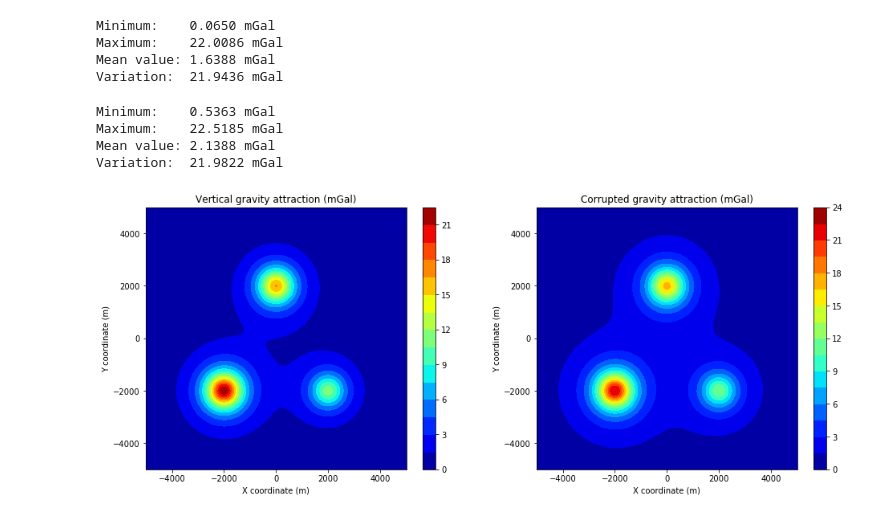
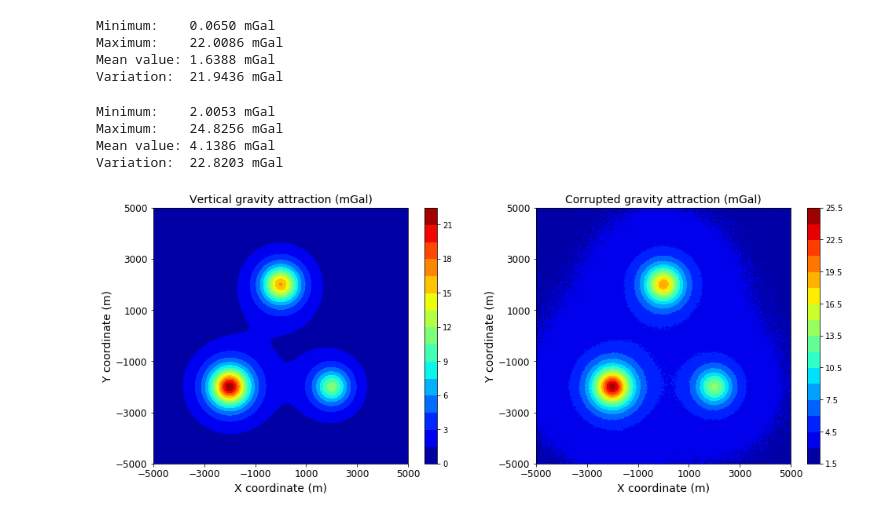
Before and after one commit to nelsondelimar/master, a Jupyter notebook: sphere-grav.ipynb, the cells around one changed output. Drawn from its saved outputs; the diff is of its cells as text; code cells hidden in the pictures.

```diff
--- a/sphere-grav.ipynb
+++ b/sphere-grav.ipynb
@@ -37,34 +37,37 @@ Mean value: 1.6388 mGal
 Variation:  21.9436 mGal
 # %%
 # Adding noise e checking the new values
-noised = addnoise(gz, 0.5, 0.01)
+noised = addnoise(gz, 2.5, 0.15)
 _ = analysis(noised, 'mGal')
 # %% [output]
-Minimum:    0.5363 mGal
-Maximum:    22.5185 mGal
-Mean value: 2.1388 mGal
-Variation:  21.9822 mGal
+Minimum:    2.0053 mGal
+Maximum:    24.8256 mGal
+Mean value: 4.1386 mGal
+Variation:  22.8203 mGal
 # %%
 # Plotting the result for approximated total field anomaly
 plt.close('all')
 plt.figure(figsize=(16,6))
 
 plt.subplot(1, 2, 1)
 plt.contourf(X, Y, gz, 20, cmap = plt.cm.jet)
-plt.title('Vertical gravity attraction (mGal)')
-plt.xlabel('X coordinate (m)')
-plt.ylabel('Y coordinate (m)')
+plt.title('Vertical gravity attraction (mGal)', fontsize = 14)
+plt.xlabel('X coordinate (m)', fontsize = 14)
+plt.ylabel('Y coordinate (m)', fontsize = 14)
+plt.xticks(np.linspace(x.min(), x.max(), 6), fontsize = 12)
+plt.yticks(np.linspace(y.min(), y.max(), 6), fontsize = 12)
 plt.colorbar()
 
 plt.subplot(1, 2, 2)
 plt.contourf(X, Y, noised, 20, cmap = plt.cm.jet)
-plt.title('Corrupted gravity attraction (mGal)')
-plt.xlabel('X coordinate (m)')
-plt.ylabel('Y coordinate (m)')
+plt.title('Corrupted gravity attraction (mGal)', fontsize = 14)
+plt.xlabel('X coordinate (m)', fontsize = 14)
+plt.ylabel('Y coordinate (m)', fontsize = 14)
+plt.xticks(np.linspace(x.min(), x.max(), 6), fontsize = 12)
+plt.yticks(np.linspace(y.min(), y.max(), 6), fontsize = 12)
 plt.colorbar()
 
-plt.savefig('figures/sphere-gz.png')
-
+plt.savefig('figures/sphere-gz.png', facecolor='w', edgecolor='w', bbox_inches='tight')
 plt.show()
 # %% [output]
-[figure, old version]
+[figure, new version]
```
